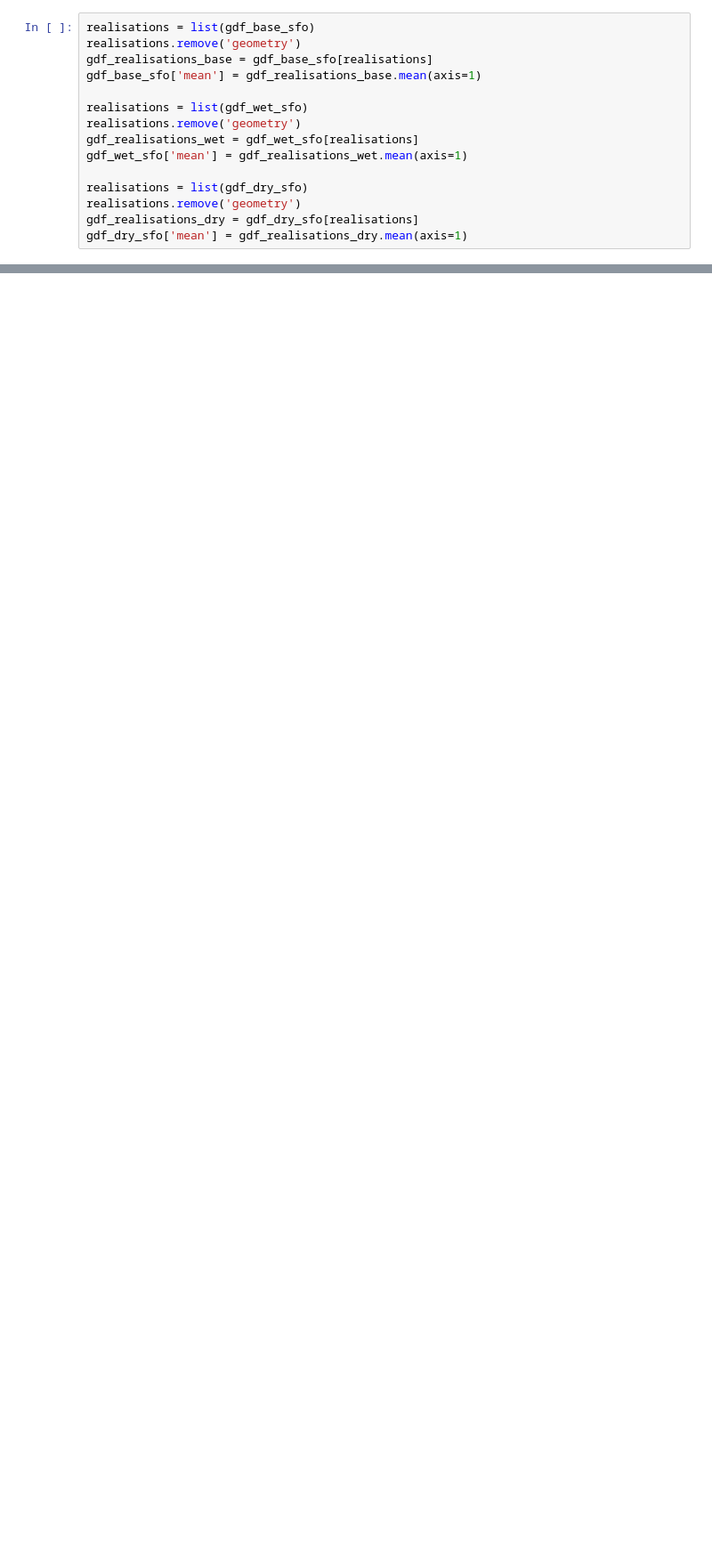
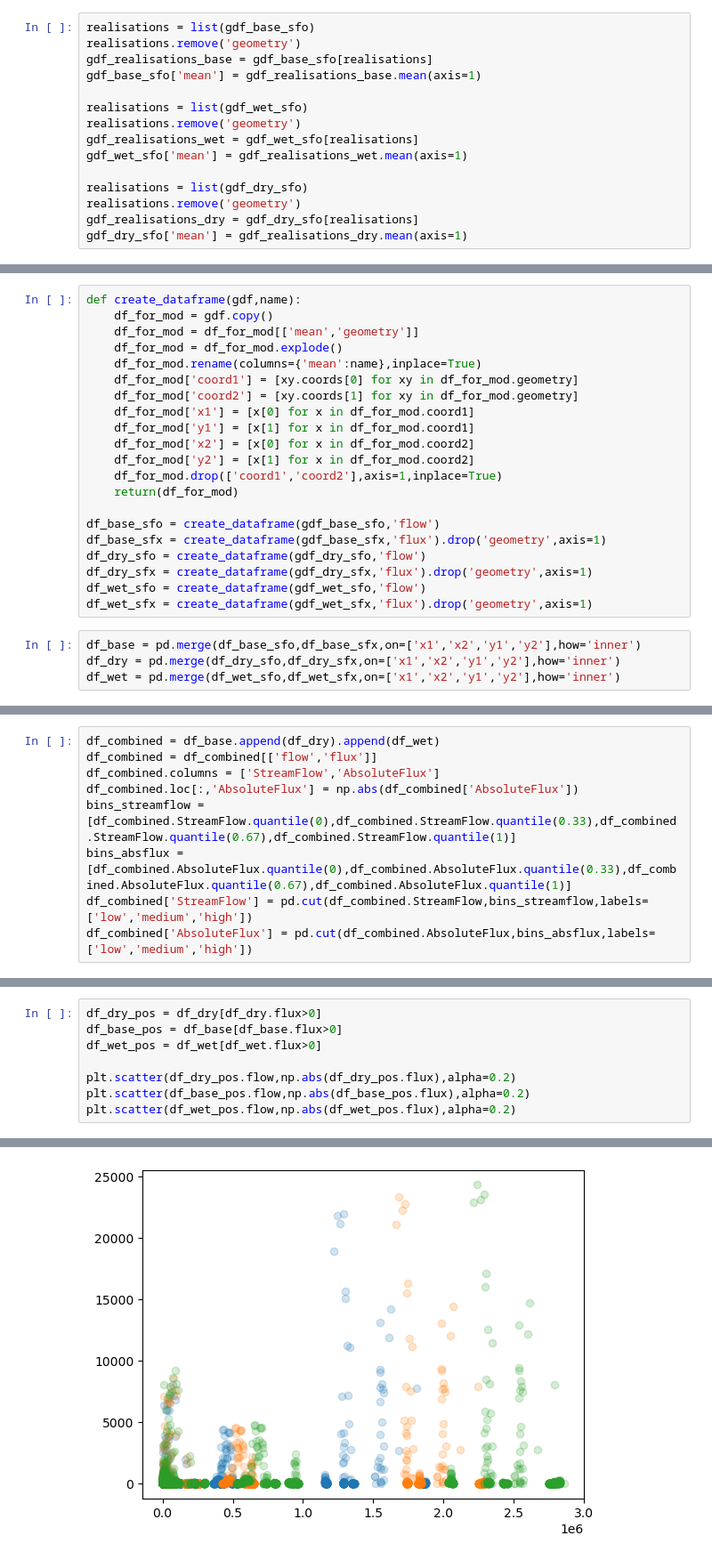
Before and after one commit to DeepSouthMaps/SpatialModelling, a Jupyter notebook: Loading_ncdf.ipynb, the cells around one changed output, grey strips where cells are left out. Shown: that part at 89% size. Saved outputs shown, nothing was run; the diff lists cells and outputs as text; blank space fills up the shorter version.

```diff
--- a/Loading_ncdf.ipynb
+++ b/Loading_ncdf.ipynb
@@ -420,0 +402,25 @@ def style_function_2(feature):
+# %%
+def create_dataframe(gdf,name):
+    df_for_mod = gdf.copy()
+    df_for_mod = df_for_mod[['mean','geometry']]
+    df_for_mod = df_for_mod.explode()
+    df_for_mod.rename(columns={'mean':name},inplace=True)
+    df_for_mod['coord1'] = [xy.coords[0] for xy in df_for_mod.geometry]
+    df_for_mod['coord2'] = [xy.coords[1] for xy in df_for_mod.geometry]
+    df_for_mod['x1'] = [x[0] for x in df_for_mod.coord1]
+    df_for_mod['y1'] = [x[1] for x in df_for_mod.coord1]
+    df_for_mod['x2'] = [x[0] for x in df_for_mod.coord2]
+    df_for_mod['y2'] = [x[1] for x in df_for_mod.coord2]
+    df_for_mod.drop(['coord1','coord2'],axis=1,inplace=True)
+    return(df_for_mod)
+
+df_base_sfo = create_dataframe(gdf_base_sfo,'flow')
+df_base_sfx = create_dataframe(gdf_base_sfx,'flux').drop('geometry',axis=1)
+df_dry_sfo = create_dataframe(gdf_dry_sfo,'flow')
+df_dry_sfx = create_dataframe(gdf_dry_sfx,'flux').drop('geometry',axis=1)
+df_wet_sfo = create_dataframe(gdf_wet_sfo,'flow')
+df_wet_sfx = create_dataframe(gdf_wet_sfx,'flux').drop('geometry',axis=1)
+# %%
+df_base = pd.merge(df_base_sfo,df_base_sfx,on=['x1','x2','y1','y2'],how='inner')
+df_dry = pd.merge(df_dry_sfo,df_dry_sfx,on=['x1','x2','y1','y2'],how='inner')
+df_wet = pd.merge(df_wet_sfo,df_wet_sfx,on=['x1','x2','y1','y2'],how='inner')
@@ -420,0 +442,9 @@ def style_function_2(feature):
+# %%
+df_combined = df_base.append(df_dry).append(df_wet)
+df_combined = df_combined[['flow','flux']]
+df_combined.columns = ['StreamFlow','AbsoluteFlux']
+df_combined.loc[:,'AbsoluteFlux'] = np.abs(df_combined['AbsoluteFlux'])
+bins_streamflow = [df_combined.StreamFlow.quantile(0),df_combined.StreamFlow.quantile(0.33),df_combined.StreamFlow.quantile(0.67),df_combined.StreamFlow.quantile(1)]
+bins_absflux = [df_combined.AbsoluteFlux.quantile(0),df_combined.AbsoluteFlux.quantile(0.33),df_combined.AbsoluteFlux.quantile(0.67),df_combined.AbsoluteFlux.quantile(1)]
+df_combined['StreamFlow'] = pd.cut(df_combined.StreamFlow,bins_streamflow,labels=['low','medium','high'])
+df_combined['AbsoluteFlux'] = pd.cut(df_combined.AbsoluteFlux,bins_absflux,labels=['low','medium','high'])
@@ -420,0 +461,9 @@ def style_function_2(feature):
+# %%
+df_dry_pos = df_dry[df_dry.flux>0]
+df_base_pos = df_base[df_base.flux>0]
+df_wet_pos = df_wet[df_wet.flux>0]
+
+plt.scatter(df_dry_pos.flow,np.abs(df_dry_pos.flux),alpha=0.2)
+plt.scatter(df_base_pos.flow,np.abs(df_base_pos.flux),alpha=0.2)
+plt.scatter(df_wet_pos.flow,np.abs(df_wet_pos.flux),alpha=0.2)
+# %% [output]
@@ -420,0 +471 @@ def style_function_2(feature):
+[figure, added]
```
Also changed, not shown: parts of 37 cells of this notebook, 29 other files.
